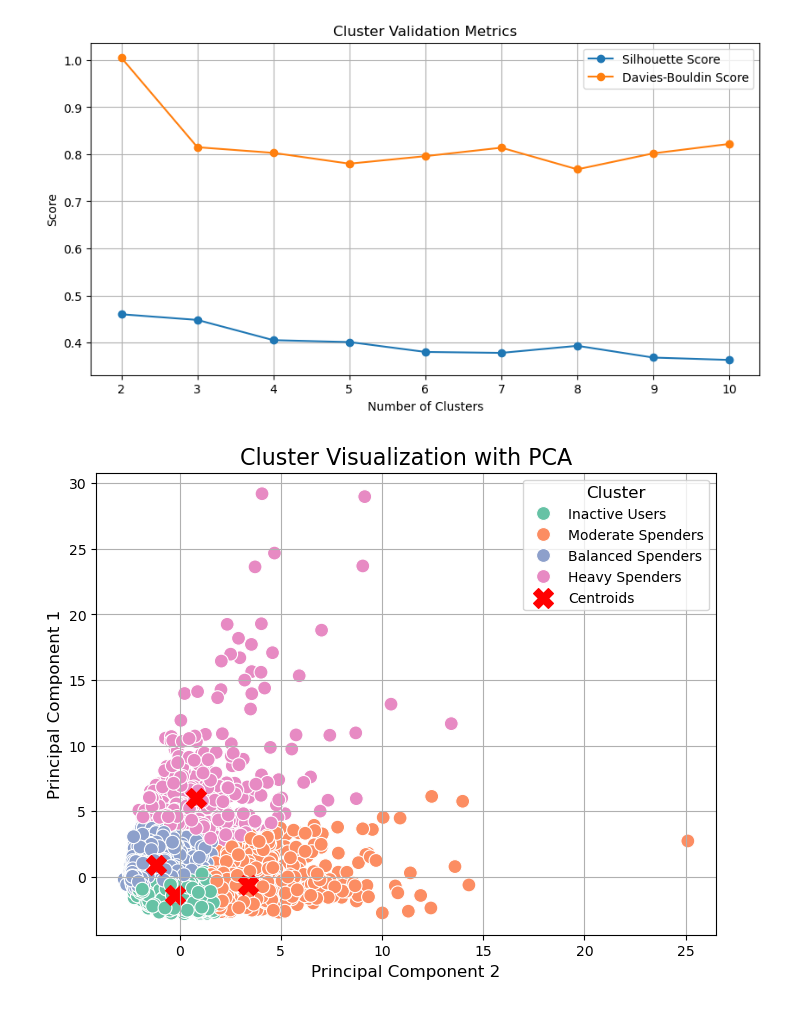
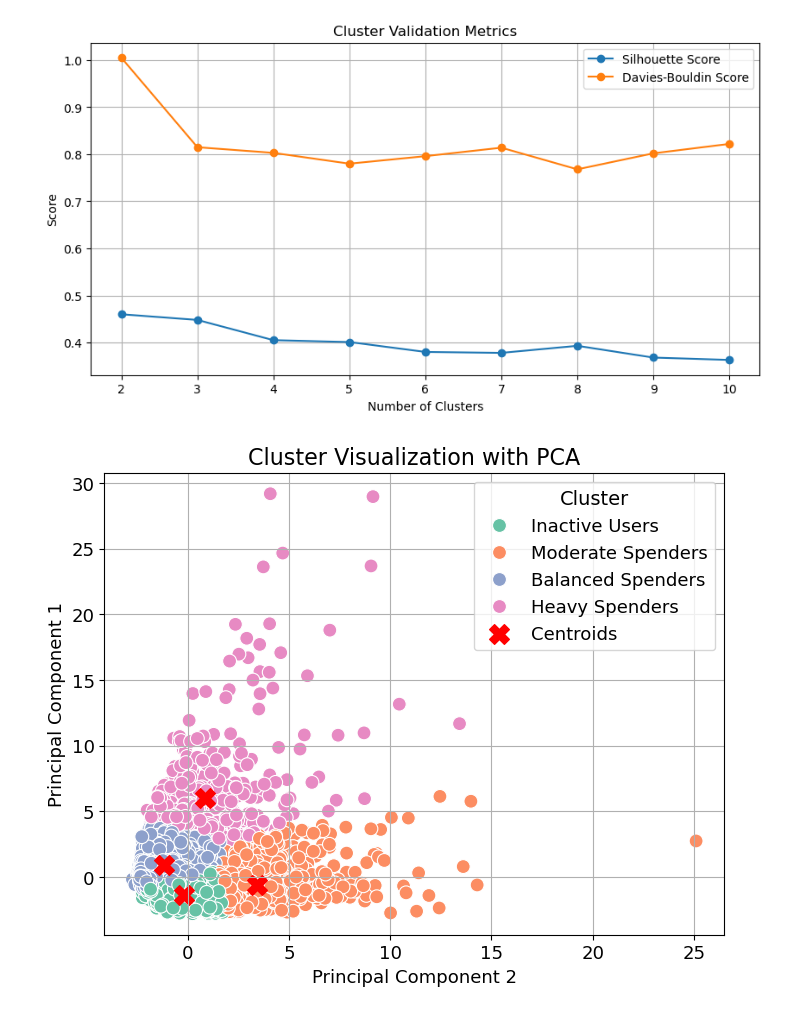
Before and after one commit to StarBread2/Atillo-ML, a Jupyter notebook: Updated/Clustering/Jupyter/Clustering.ipynb, the cells around one changed output. Drawn from its saved outputs; the diff is of its cells as text; code cells hidden in the pictures.

```diff
--- a/Updated/Clustering/Jupyter/Clustering.ipynb
+++ b/Updated/Clustering/Jupyter/Clustering.ipynb
@@ -154,34 +154,36 @@ df_pca_df['Cluster'] = cluster_labels
 
 #CHANGE CLUSTER NAME
 cluster_name_mapping = {
     0: "Moderate Spenders",
     1: "Inactive Users",
     2: "Heavy Spenders",
     3: "Balanced Spenders",
     # Add more mappings if you have more clusters
 }
 df_pca_df['Cluster'] = df_pca_df['Cluster'].map(cluster_name_mapping)
 
 plt.figure(figsize=(8, 6))
 sns.scatterplot(
     x="PC2", y="PC1",
     hue="Cluster",
     palette="Set2",
     data=df_pca_df,
     s=100
 )
 plt.scatter(kmeans.cluster_centers_[:, 1],
             kmeans.cluster_centers_[:, 0],
             c='red',
             marker='X',
             s=200,
             label='Centroids')
 plt.title("Cluster Visualization with PCA", fontsize=16)
-plt.xlabel("Principal Component 2", fontsize=12)
-plt.ylabel("Principal Component 1", fontsize=12)
-plt.legend(title="Cluster", fontsize=10, title_fontsize=12)
+plt.xlabel("Principal Component 2", fontsize=13)
+plt.ylabel("Principal Component 1", fontsize=13)
+plt.xticks(fontsize=13)  # Larger font size for x-axis tick labels
+plt.yticks(fontsize=13)  # Larger font size for y-axis tick labels
+plt.legend(title="Cluster", fontsize=13, title_fontsize=14)
 plt.grid(True)
 plt.show()
 #******************************************SCATTER PLOT******************************************
 # %% [output]
-[figure, old version]
+[figure, new version]
```
Also changed, not shown: parts of 1 cell of this notebook, 9 other files.
